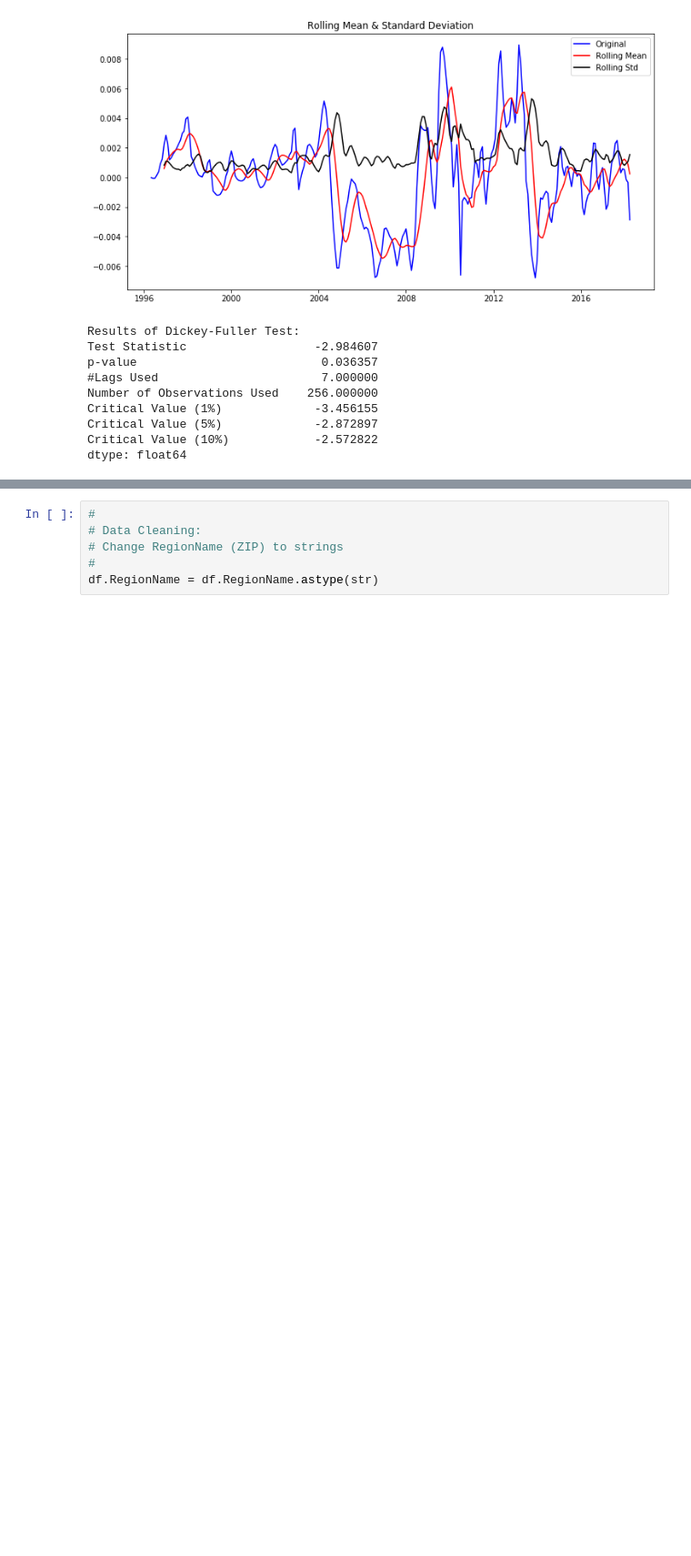
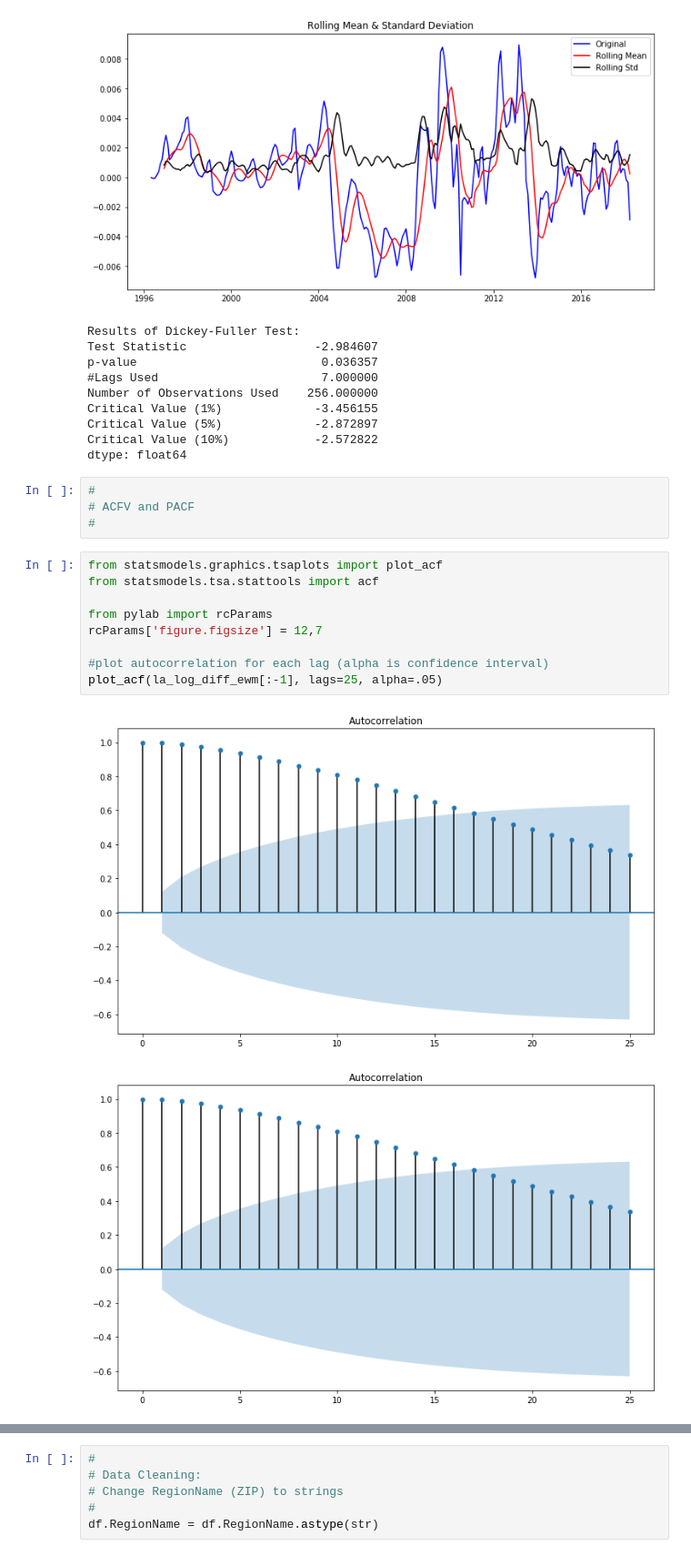
Before and after one commit to markabrennan/nyc-mhtn-ds-071519-lectures, a Jupyter notebook: week-8/Mod_4_Project/mod_4_starter_notebook.ipynb, the cells around one changed output, grey strips where cells are left out. Shown at 91% size. Drawn from its saved outputs; the diff is of its cells as text; blank space fills up the shorter version.

```diff
--- a/week-8/Mod_4_Project/mod_4_starter_notebook.ipynb
+++ b/week-8/Mod_4_Project/mod_4_starter_notebook.ipynb
@@ -383,3 +383,19 @@ Critical Value (1%)             -3.456155
 Critical Value (5%)             -2.872897
 Critical Value (10%)            -2.572822
 dtype: float64
+# %%
+#
+# ACFV and PACF
+#
+# %%
+from statsmodels.graphics.tsaplots import plot_acf
+from statsmodels.tsa.stattools import acf
+
+from pylab import rcParams
+rcParams['figure.figsize'] = 12,7
+
+#plot autocorrelation for each lag (alpha is confidence interval)
+plot_acf(la_log_diff_ewm[:-1], lags=25, alpha=.05)
+# %% [output]
+[figure, added]
+[figure, added]
```
Also changed, not shown: parts of 14 cells of this notebook.
